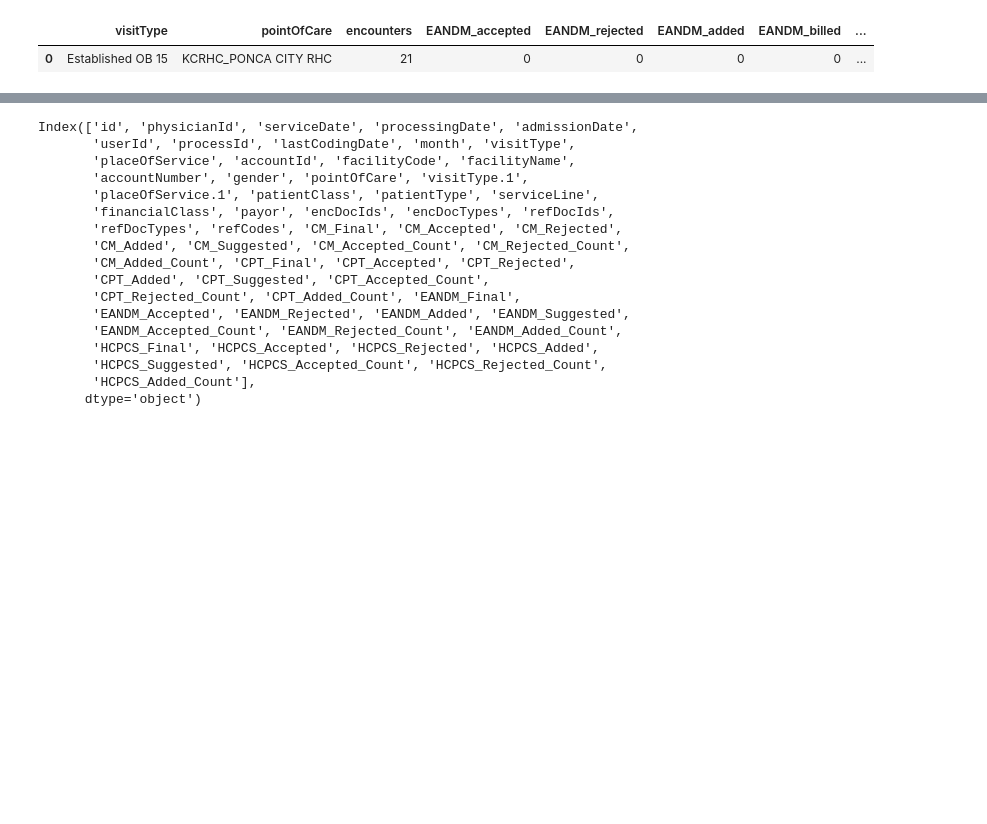
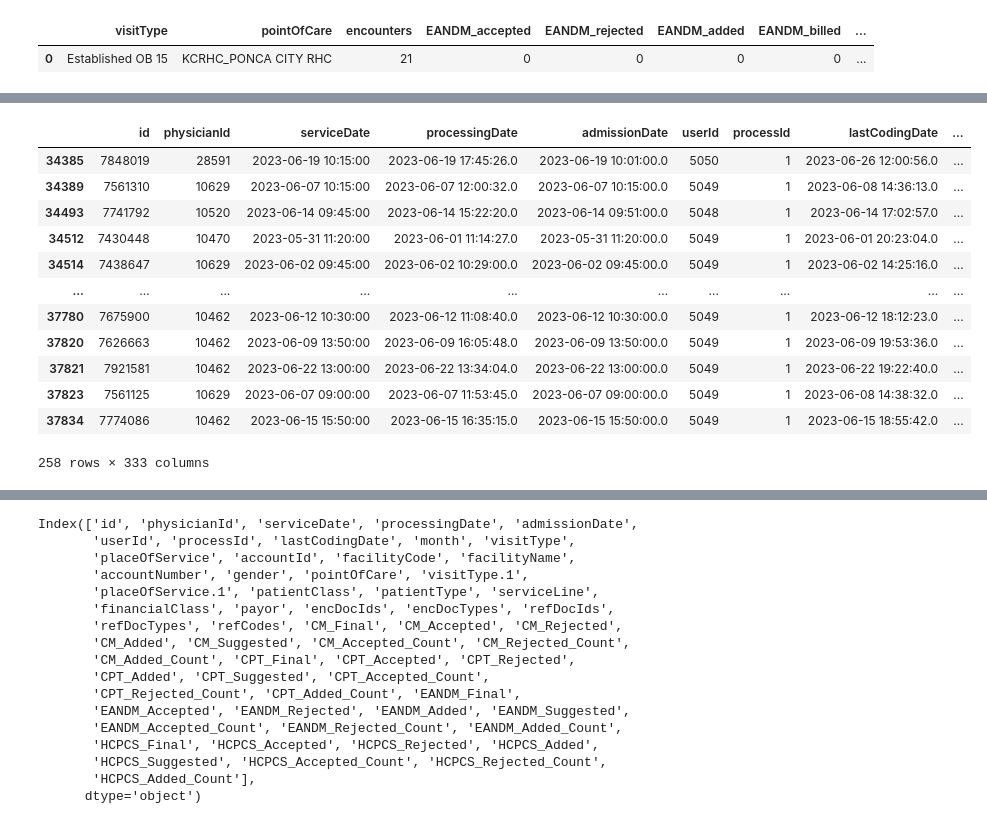
Before and after one commit to Thegeekgirl19/data_analysis_scripts, a Jupyter notebook: DataAnalysis_vivek.ipynb, the cells around one changed output, grey strips where cells are left out. Cells and saved outputs as stored; diff of their text form; code cells hidden in the pictures; blank space fills up the shorter version.

```diff
--- a/DataAnalysis_vivek.ipynb
+++ b/DataAnalysis_vivek.ipynb
@@ -498,0 +523,16 @@ df7.groupby(['visitType','pointOfCare']).apply(get_accuracy, 'EANDM').sort_value
+# %%
+df[df.CPT_Final.fillna('').str.contains('99024')]
+# %% [output]
+|  | id | physicianId | serviceDate | processingDate | admissionDate | userId | processId | lastCodingDate | ... |
+| 34385 | 7848019 | 28591 | 2023-06-19 10:15:00 | 2023-06-19 17:45:26.0 | 2023-06-19 10:01:00.0 | 5050 | 1 | 2023-06-26 12:00:56.0 | ... |
+| 34389 | 7561310 | 10629 | 2023-06-07 10:15:00 | 2023-06-07 12:00:32.0 | 2023-06-07 10:15:00.0 | 5049 | 1 | 2023-06-08 14:36:13.0 | ... |
+| 34493 | 7741792 | 10520 | 2023-06-14 09:45:00 | 2023-06-14 15:22:20.0 | 2023-06-14 09:51:00.0 | 5048 | 1 | 2023-06-14 17:02:57.0 | ... |
+| 34512 | 7430448 | 10470 | 2023-05-31 11:20:00 | 2023-06-01 11:14:27.0 | 2023-05-31 11:20:00.0 | 5049 | 1 | 2023-06-01 20:23:04.0 | ... |
+| 34514 | 7438647 | 10629 | 2023-06-02 09:45:00 | 2023-06-02 10:29:00.0 | 2023-06-02 09:45:00.0 | 5049 | 1 | 2023-06-02 14:25:16.0 | ... |
+| ... | ... | ... | ... | ... | ... | ... | ... | ... | ... |
+| 37780 | 7675900 | 10462 | 2023-06-12 10:30:00 | 2023-06-12 11:08:40.0 | 2023-06-12 10:30:00.0 | 5049 | 1 | 2023-06-12 18:12:23.0 | ... |
+| 37820 | 7626663 | 10462 | 2023-06-09 13:50:00 | 2023-06-09 16:05:48.0 | 2023-06-09 13:50:00.0 | 5049 | 1 | 2023-06-09 19:53:36.0 | ... |
+| 37821 | 7921581 | 10462 | 2023-06-22 13:00:00 | 2023-06-22 13:34:04.0 | 2023-06-22 13:00:00.0 | 5049 | 1 | 2023-06-22 19:22:40.0 | ... |
+| 37823 | 7561125 | 10629 | 2023-06-07 09:00:00 | 2023-06-07 11:53:45.0 | 2023-06-07 09:00:00.0 | 5049 | 1 | 2023-06-08 14:38:32.0 | ... |
+| 37834 | 7774086 | 10462 | 2023-06-15 15:50:00 | 2023-06-15 16:35:15.0 | 2023-06-15 15:50:00.0 | 5049 | 1 | 2023-06-15 18:55:42.0 | ... |
+258 rows × 333 columns
```
Also changed, not shown: parts of 25 cells of this notebook, 15 other files.
